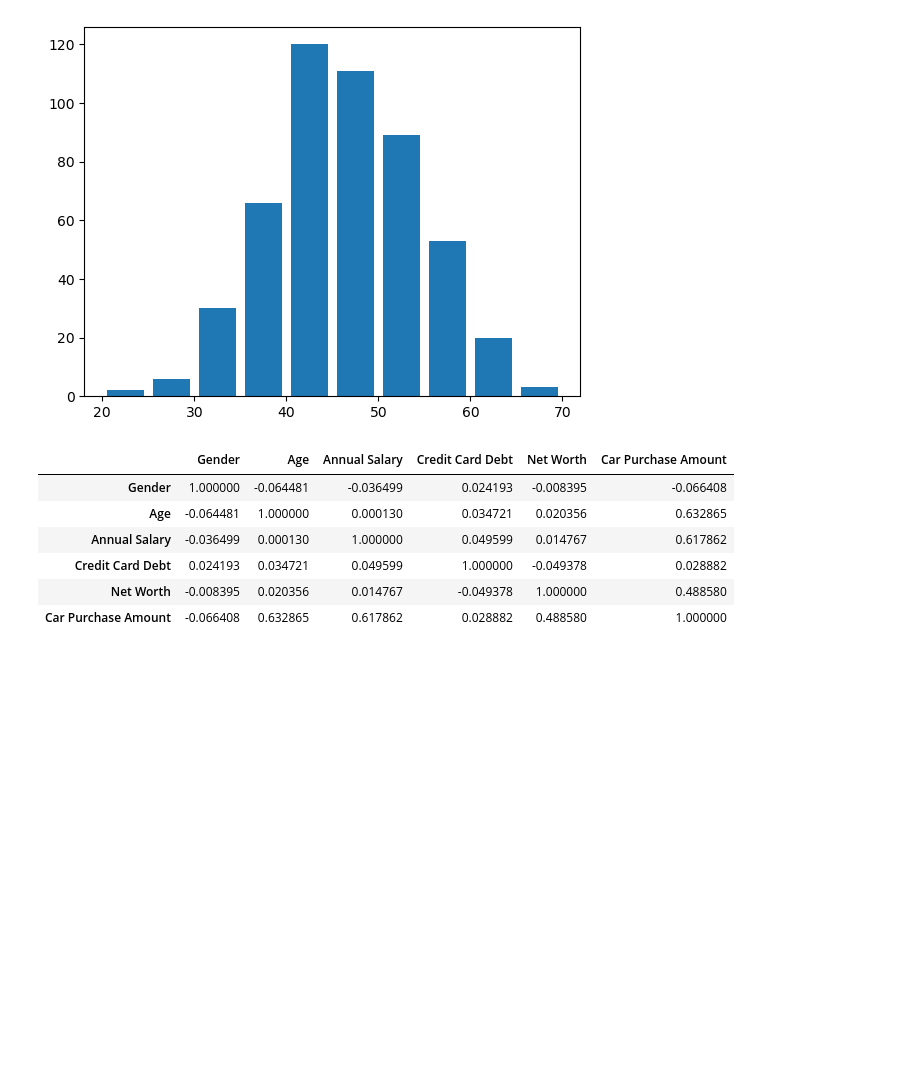
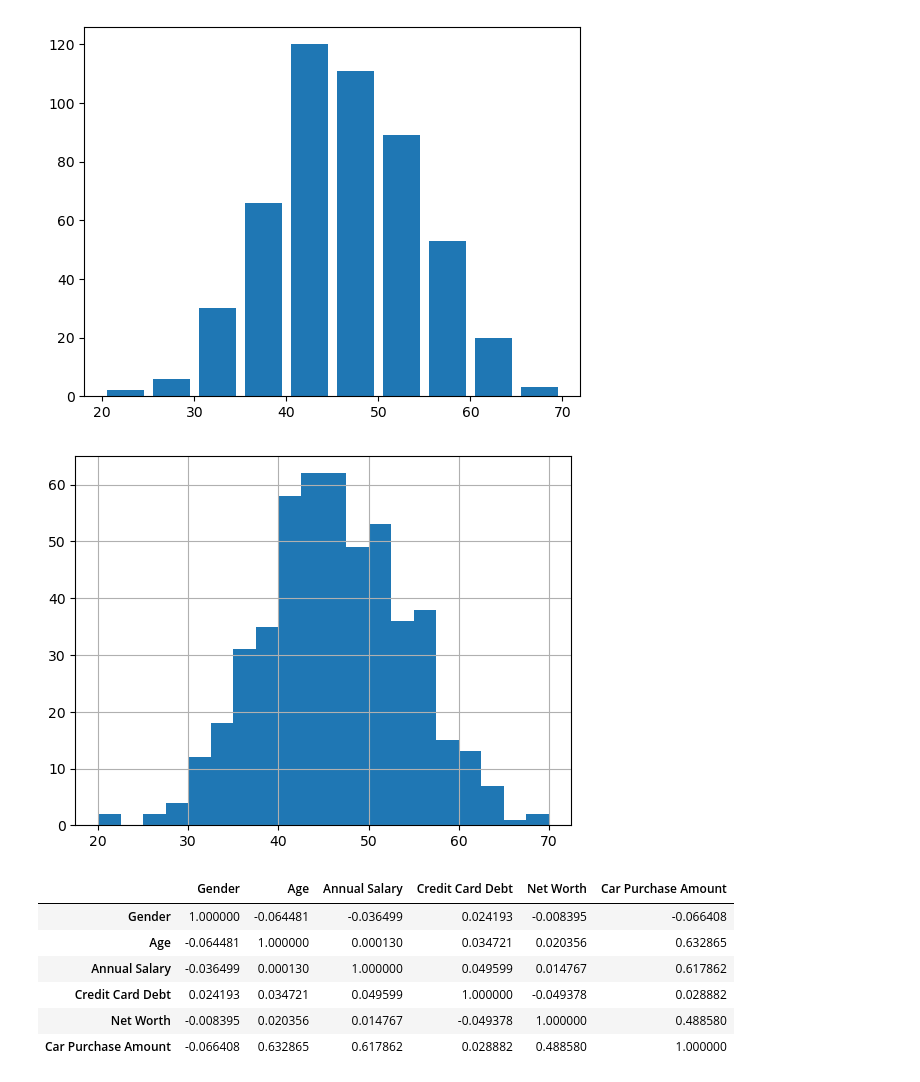
Before and after one commit to notfound404yhkim/streamlit-car-price, a Jupyter notebook: car_price.ipynb, the cells around one changed output. Saved outputs shown, nothing was run; the diff lists cells and outputs as text; code cells hidden in the pictures; blank space fills up the shorter version.

```diff
--- a/car_price.ipynb
+++ b/car_price.ipynb
@@ -68,6 +92,11 @@ plt.hist(data= df, x= 'Age',rwidth=0.8)
 plt.show()
 # %% [output]
 [figure]
+# %%
+df['Age'].hist(bins = 20)
+plt.show()
+# %% [output]
+[figure, added]
 # %%
 df_corr = df.corr(numeric_only=True)
 # %%
```
Also changed, not shown: parts of 7 cells of this notebook, 5 other files.
